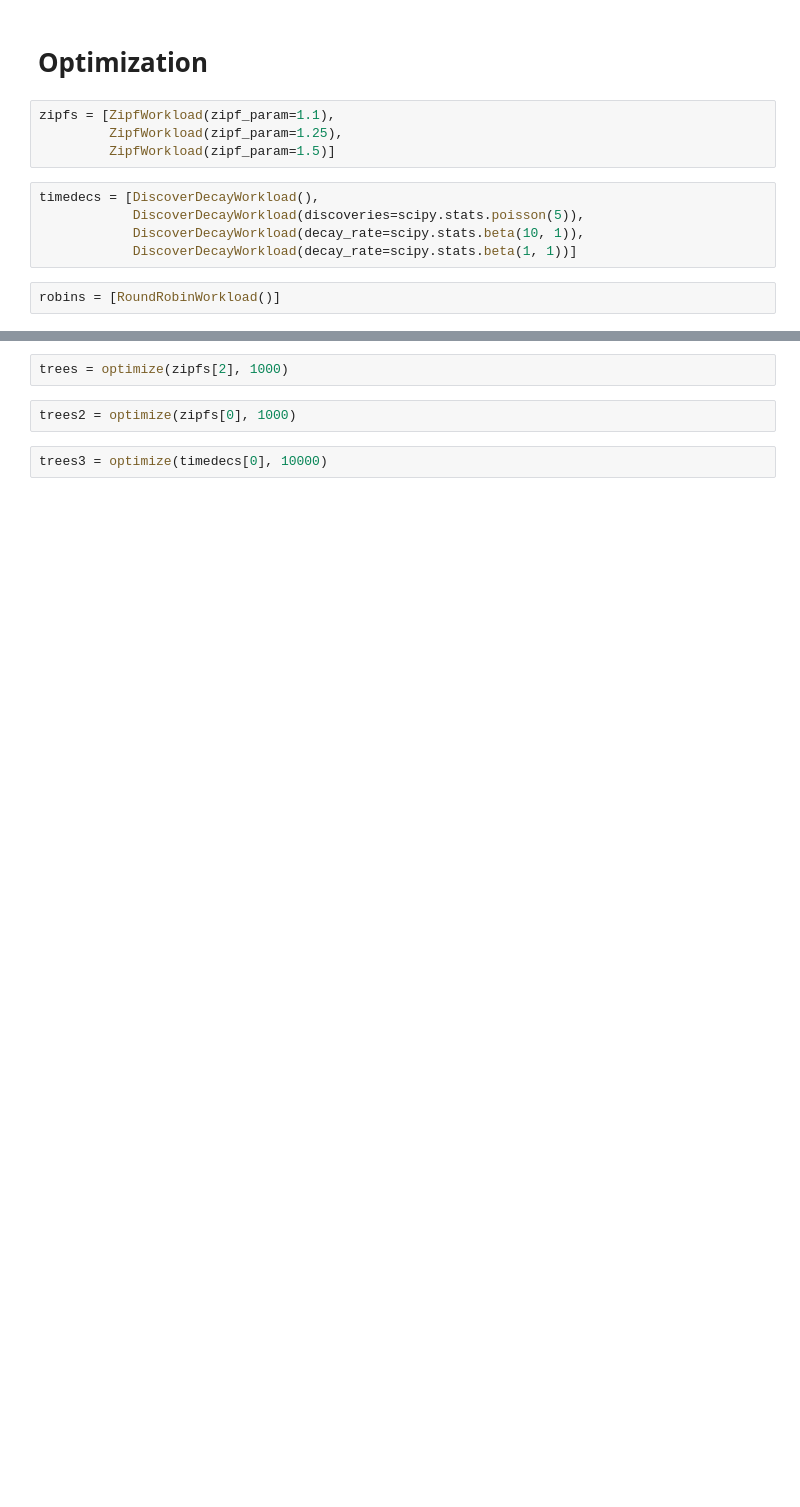
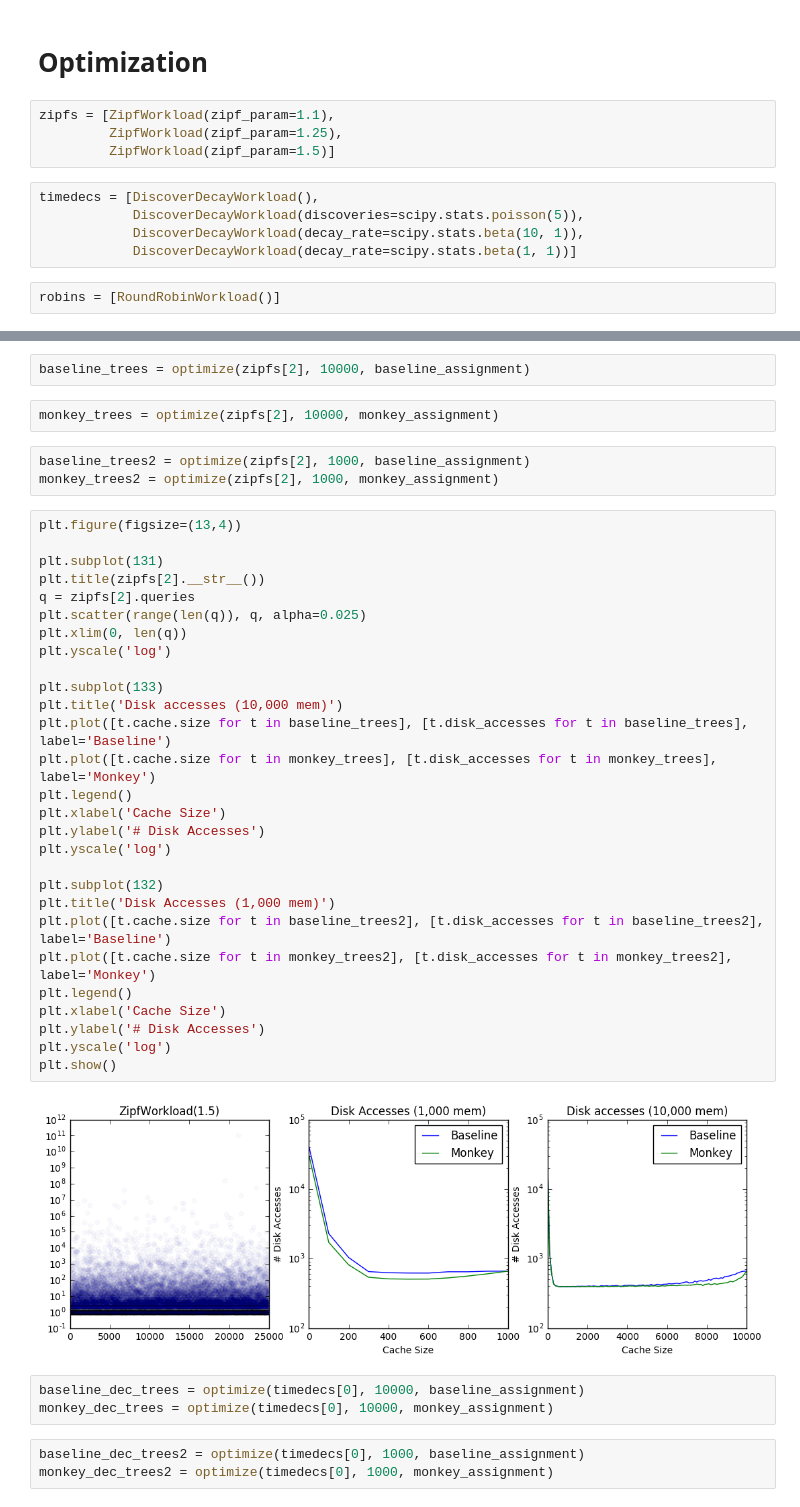
Before and after one commit to asross/cs265, a Jupyter notebook: simulations/lsoptimizer.ipynb, the cells around one changed output, grey strips where cells are left out. Drawn from its saved outputs; the diff is of its cells as text; blank space fills up the shorter version.

Commit message:
bloom allocation based on monkey

```diff
--- a/simulations/lsoptimizer.ipynb
+++ b/simulations/lsoptimizer.ipynb
@@ -31,7 +31,44 @@ def optimize(workload, total_memory, db=10):
   return trees
 # %%
-trees = optimize(zipfs[2], 1000)
+baseline_trees = optimize(zipfs[2], 10000, baseline_assignment)
-# %%
-trees2 = optimize(zipfs[0], 1000)
+# %%
+monkey_trees = optimize(zipfs[2], 10000, monkey_assignment)
+# %%
+baseline_trees2 = optimize(zipfs[2], 1000, baseline_assignment)
+monkey_trees2 = optimize(zipfs[2], 1000, monkey_assignment)
+# %%
+plt.figure(figsize=(13,4))
+
+plt.subplot(131)
+plt.title(zipfs[2].__str__())
+q = zipfs[2].queries
+plt.scatter(range(len(q)), q, alpha=0.025)
+plt.xlim(0, len(q))
+plt.yscale('log')
+
+plt.subplot(133)
+plt.title('Disk accesses (10,000 mem)')
+plt.plot([t.cache.size for t in baseline_trees], [t.disk_accesses for t in baseline_trees], label='Baseline')
+plt.plot([t.cache.size for t in monkey_trees], [t.disk_accesses for t in monkey_trees], label='Monkey')
+plt.legend()
+plt.xlabel('Cache Size')
+plt.ylabel('# Disk Accesses')
+plt.yscale('log')
+
+plt.subplot(132)
+plt.title('Disk Accesses (1,000 mem)')
+plt.plot([t.cache.size for t in baseline_trees2], [t.disk_accesses for t in baseline_trees2], label='Baseline')
+plt.plot([t.cache.size for t in monkey_trees2], [t.disk_accesses for t in monkey_trees2], label='Monkey')
+plt.legend()
+plt.xlabel('Cache Size')
+plt.ylabel('# Disk Accesses')
+plt.yscale('log')
+plt.show()
+# %% [output]
+[figure, added]
 # %%
-trees3 = optimize(timedecs[0], 10000)
+baseline_dec_trees = optimize(timedecs[0], 10000, baseline_assignment)
+monkey_dec_trees = optimize(timedecs[0], 10000, monkey_assignment)
+# %%
+baseline_dec_trees2 = optimize(timedecs[0], 1000, baseline_assignment)
+monkey_dec_trees2 = optimize(timedecs[0], 1000, monkey_assignment)
```
Also changed, not shown: parts of 15 cells of this notebook, 3 other files.
